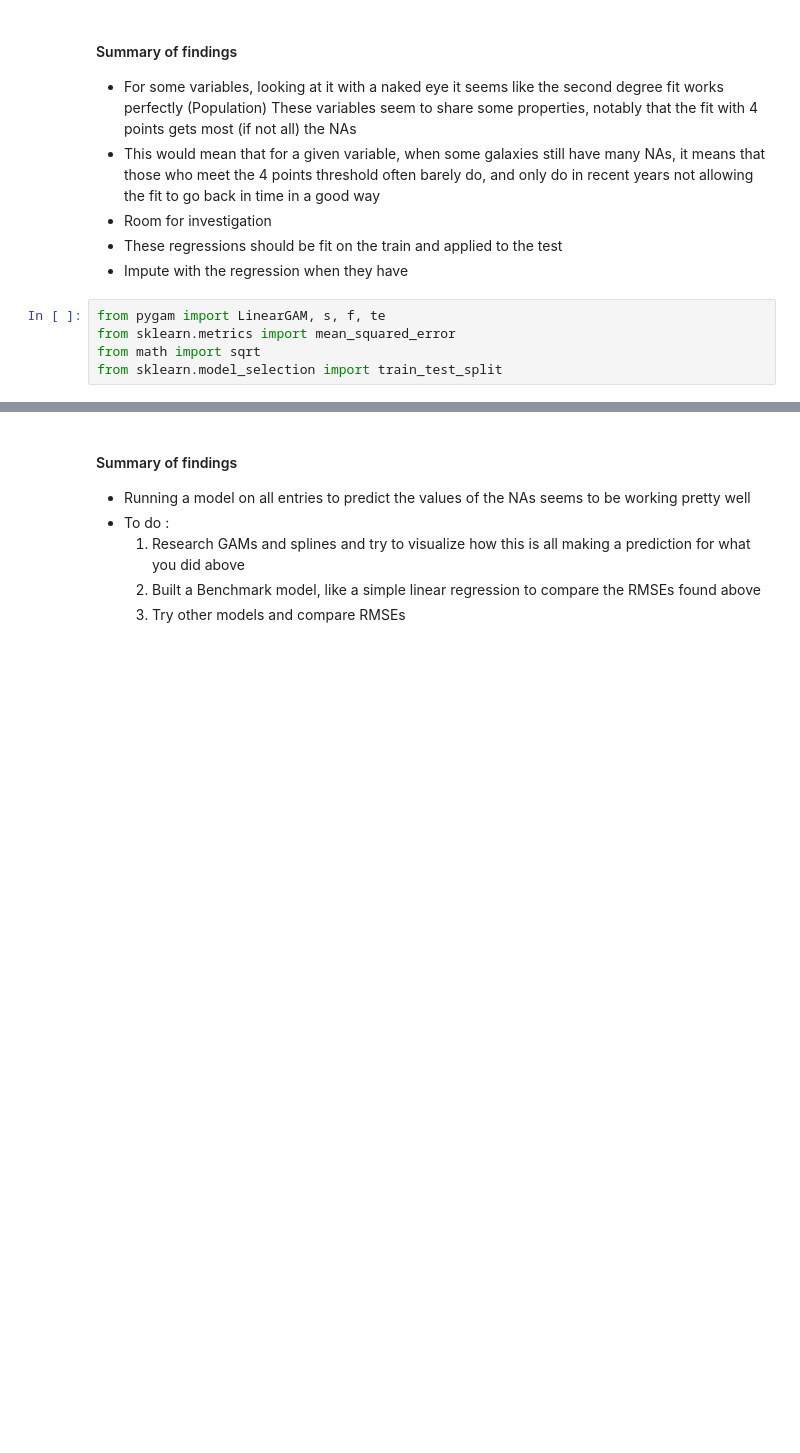
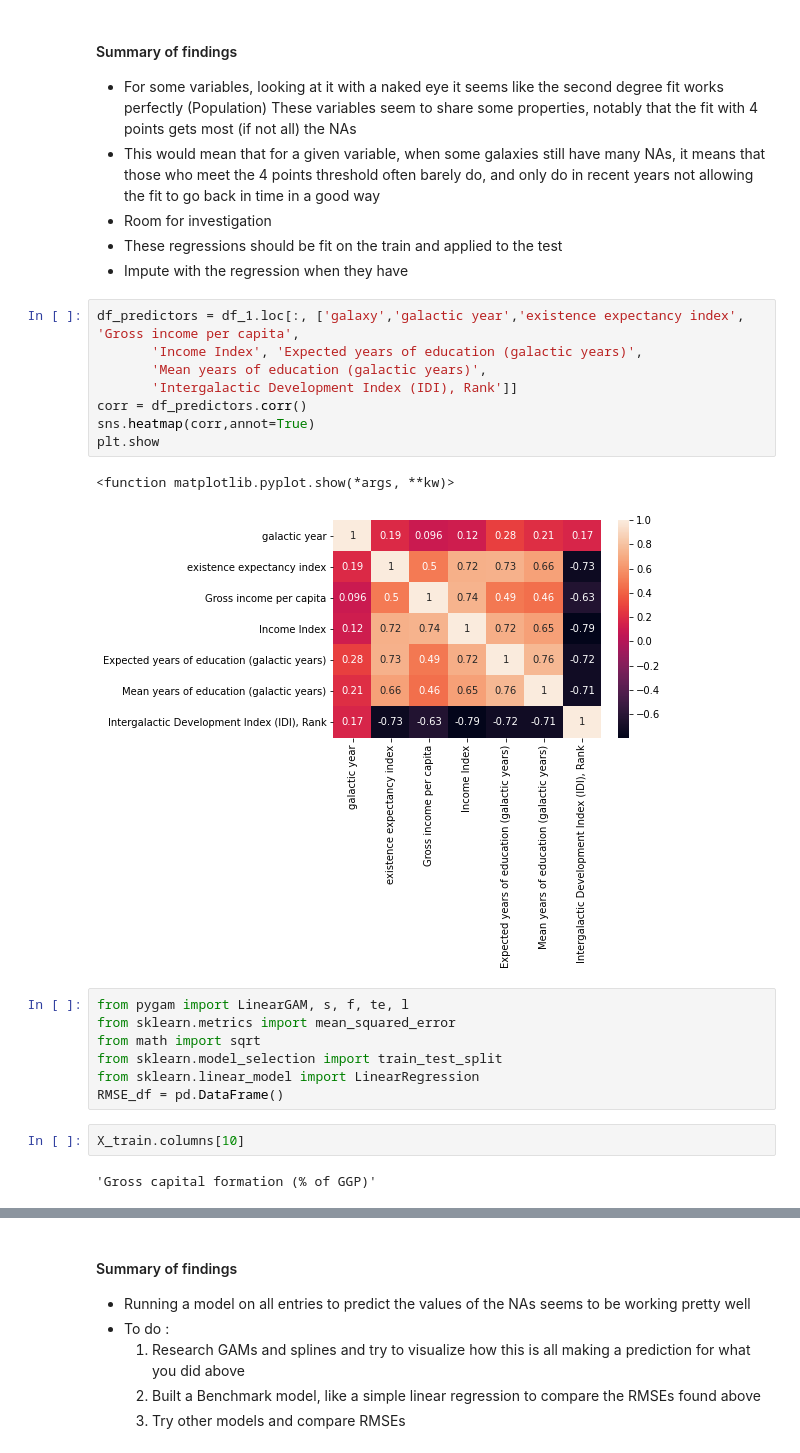
Before and after one commit to AzizMosbah/HappinessForecast, a Jupyter notebook: Draft.ipynb, the cells around one changed output, grey strips where cells are left out. Cells and saved outputs as stored; diff of their text form; blank space fills up the shorter version.

Commit message:
Some modelling to fill NAs

```diff
--- a/Draft.ipynb
+++ b/Draft.ipynb
@@ -429,11 +431,28 @@ reduce the Nas of diff - Intergalactic Development Index (IDI), Rank to 814
 - Room for investigation
 - These regressions should be fit on the train and applied to the test
 - Impute with the regression when they have
+# %%
+df_predictors = df_1.loc[:, ['galaxy','galactic year','existence expectancy index', 'Gross income per capita',
+       'Income Index', 'Expected years of education (galactic years)',
+       'Mean years of education (galactic years)',
+       'Intergalactic Development Index (IDI), Rank']]
+corr = df_predictors.corr()
+sns.heatmap(corr,annot=True)
+plt.show
+# %% [output]
+<function matplotlib.pyplot.show(*args, **kw)>
+[figure, added]
 # %%
-from pygam import LinearGAM, s, f, te
+from pygam import LinearGAM, s, f, te, l
 from sklearn.metrics import mean_squared_error
 from math import sqrt
 from sklearn.model_selection import train_test_split
+from sklearn.linear_model import LinearRegression
+RMSE_df = pd.DataFrame()
+# %%
+X_train.columns[10]
+# %% [output]
+'Gross capital formation (% of GGP)'
 # %%
 '''
 First gam model with spline(galaxies, by = year)
```
Also changed, not shown: parts of 13 cells of this notebook.
